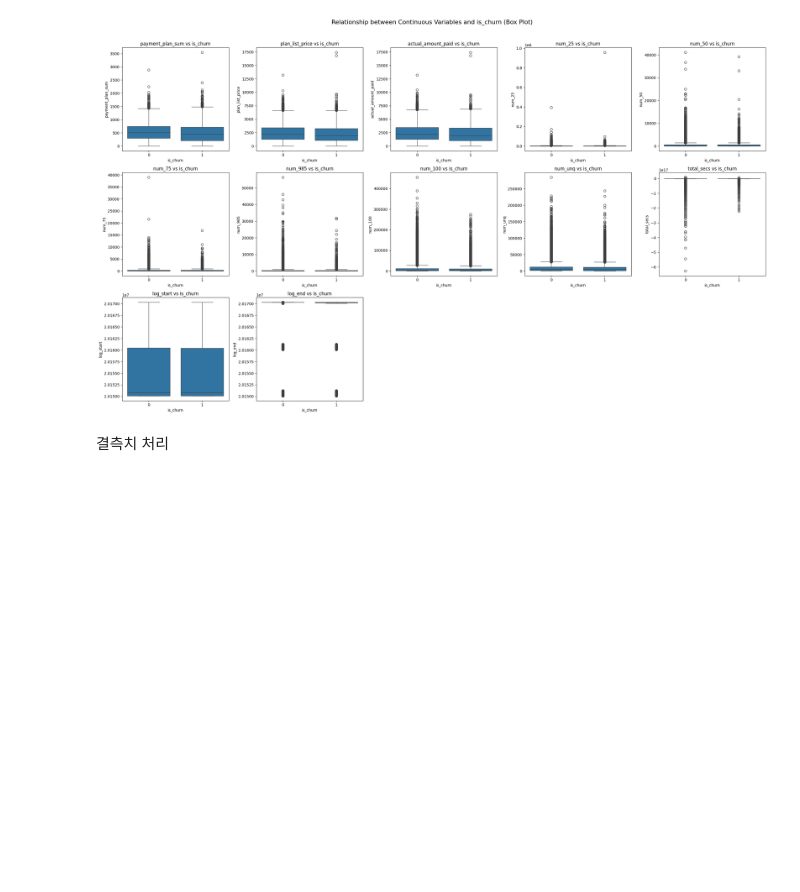
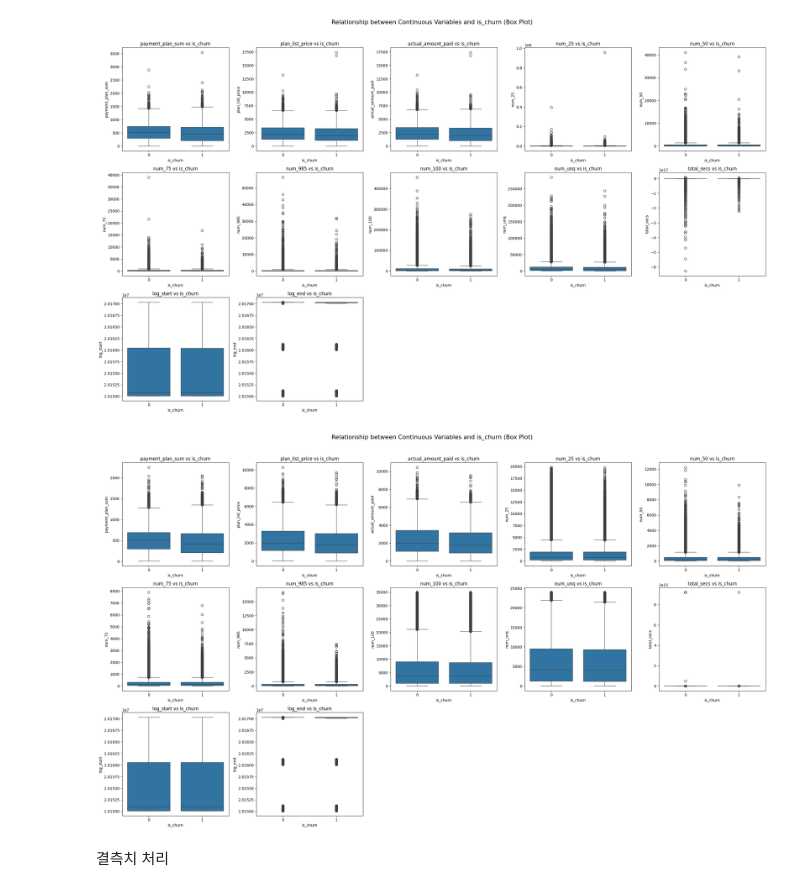
Before and after one commit to SKNETWORKS-FAMILY-AICAMP/SKN09-2nd-2Team, a Jupyter notebook: kimujung/tmp_1.ipynb, the cells around one changed output. Cells and saved outputs as stored; diff of their text form; code cells hidden in the pictures; blank space fills up the shorter version.

```diff
--- a/kimujung/tmp_1.ipynb
+++ b/kimujung/tmp_1.ipynb
@@ -55,3 +62,49 @@ plt.show()
+# %%
+aa = df[df['num_25'] >= 20000].index
+df.drop(aa, inplace=True)
+bb = df[df['num_50'] >= 30000].index
+df.drop(bb, inplace=True)
+cc = df[df['num_75'] >= 10000].index
+df.drop(cc, inplace=True)
+dd = df[df['num_985'] >= 20000].index
+df.drop(dd, inplace=True)
+ee = df[df['num_100'] >= 35000].index
+df.drop(ee, inplace=True)
+ff = df[df['num_unq'] >= 24000].index
+df.drop(ff, inplace=True)
+gg = df[df['total_secs'] < 0].index
+df.drop(gg, inplace=True)
+df.drop(df[df['msno'] == 4524786].index, inplace=True)
+# %%
+# 연속형 변수 목록
+continuous_cols = ['payment_plan_sum', 'plan_list_price', 'actual_amount_paid', 'num_25', 'num_50', 'num_75', 'num_985', 'num_100',
+       'num_unq', 'total_secs', 'log_start', 'log_end']
+
+num_vars = len(continuous_cols)
+cols = 5  # 서브플롯의 열 개수
+rows = math.ceil(num_vars / cols)  # 필요한 행 개수
+
+fig, axes = plt.subplots(rows, cols, figsize=(25, 5 * rows))
+fig.suptitle("Relationship between Continuous Variables and is_churn (Box Plot)", fontsize=16)
+
+for i, col in enumerate(continuous_cols):
+    row, col_idx = divmod(i, cols)  # 현재 변수의 행, 열 인덱스 계산
+    ax = axes[row, col_idx] if rows > 1 else axes[col_idx]  # 행이 1개일 경우 처리
+
+    sns.boxplot(x='is_churn', y=col, data=df, ax=ax)
+    ax.set_title(f'{col} vs is_churn')
+    ax.set_xlabel('is_churn')
+    ax.set_ylabel(col)
+
+# 남은 빈 서브플롯 제거
+for j in range(i + 1, rows * cols):
+    row, col_idx = divmod(j, cols)
+    fig.delaxes(axes[row, col_idx])
+
+plt.tight_layout(rect=[0, 0, 1, 0.96])
+plt.show()
+# %% [output]
+[figure, added]
 # %% [markdown]
 결측치 처리
 # %%
```
Also changed, not shown: parts of 1 cell of this notebook.
